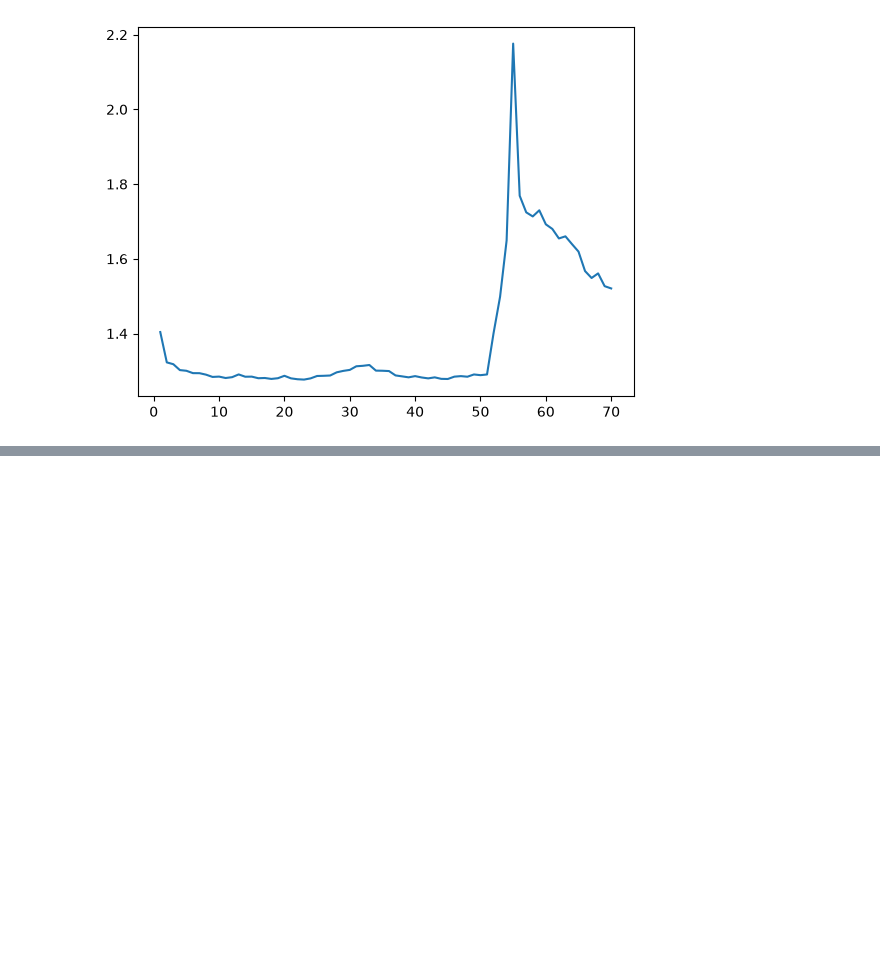
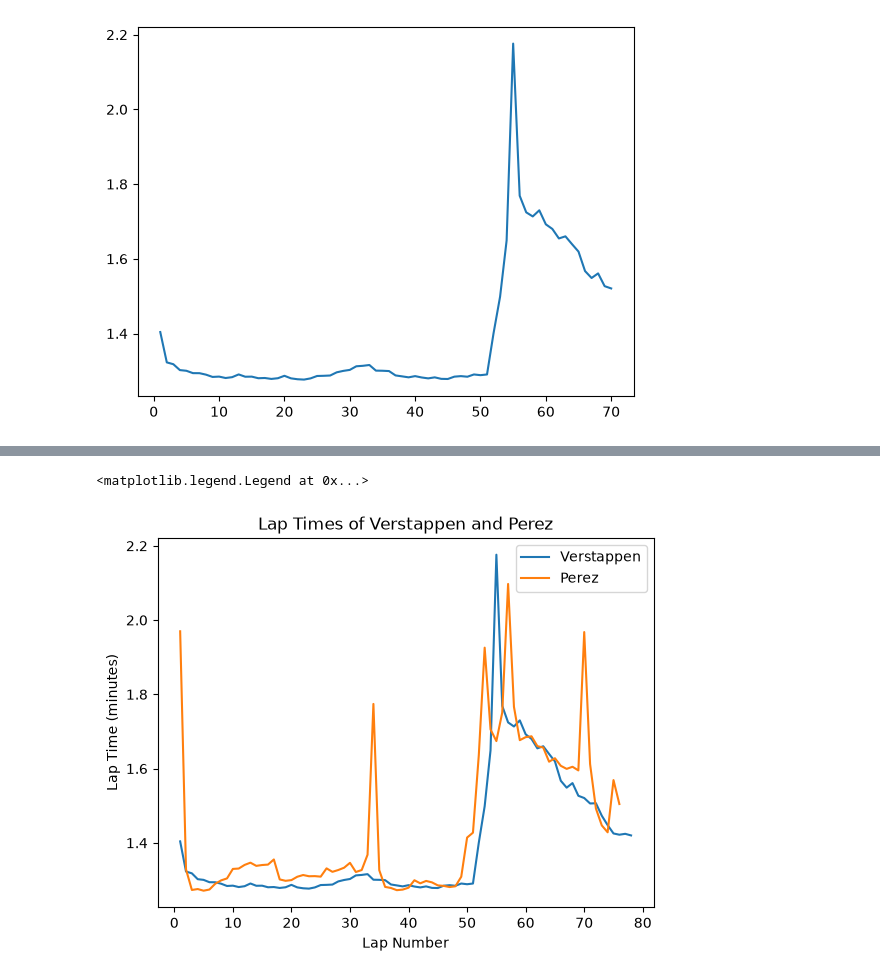
Before and after one commit to Jurioton/f1-strategy-lab, a Jupyter notebook: Race-Analysis/Race-Overview.ipynb, the cells around one changed output, grey strips where cells are left out. Drawn from its saved outputs; the diff is of its cells as text; code cells hidden in the pictures; blank space fills up the shorter version.

Commit message:
Analyzed between max and sergio perez in 2023 monaco grand prix

```diff
--- a/Race-Analysis/Race-Overview.ipynb
+++ b/Race-Analysis/Race-Overview.ipynb
@@ -189,0 +357,18 @@ plt.plot(verstappen_laps_number, verstappen_laps_time_in_minutes)
+# %%
+verstappen_laps_time=session.laps[session.laps['Driver'] == 'VER']['LapTime'].head(1000).tolist()
+verstappen_laps_time_in_minutes = [lap.total_seconds()/60 for lap in verstappen_laps_time]
+verstappen_laps_number = session.laps[session.laps['Driver'] == 'VER']['LapNumber'].head(1000).tolist()
+# %%
+perez_laps_time=session.laps[session.laps['Driver'] == 'PER']['LapTime'].head(1000).tolist()
+perez_laps_time_in_minutes = [lap.total_seconds()/60 for lap in perez_laps_time]
+perez_laps_number = session.laps[session.laps['Driver'] == 'PER']['LapNumber'].head(1000).tolist()
+# %%
+plt.plot(verstappen_laps_number, verstappen_laps_time_in_minutes, label='Verstappen')
+plt.plot(perez_laps_number, perez_laps_time_in_minutes, label='Perez')
+plt.xlabel('Lap Number')
+plt.ylabel('Lap Time (minutes)')
+plt.title('Lap Times of Verstappen and Perez')
+plt.legend()
+# %% [output]
+<matplotlib.legend.Legend at 0x...>
+[figure, added]
```
Also changed, not shown: parts of 19 cells of this notebook.
